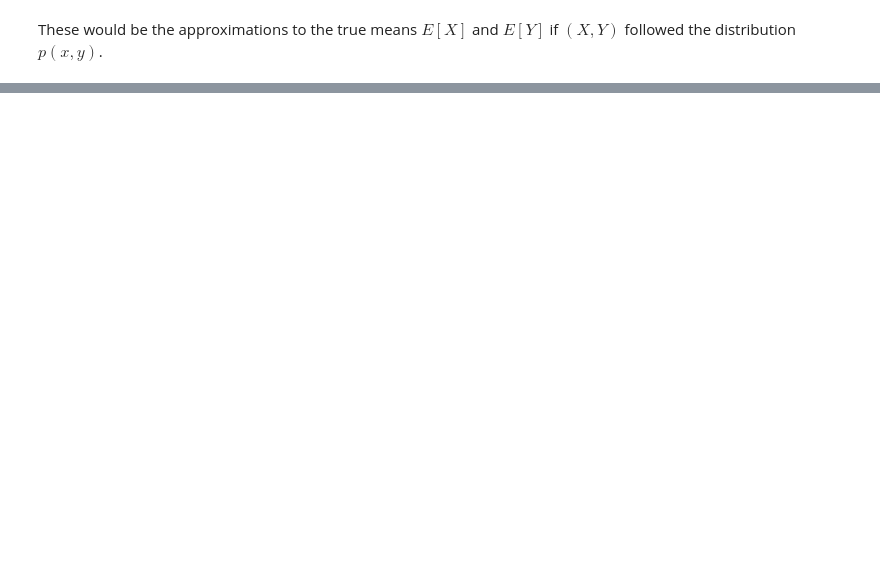
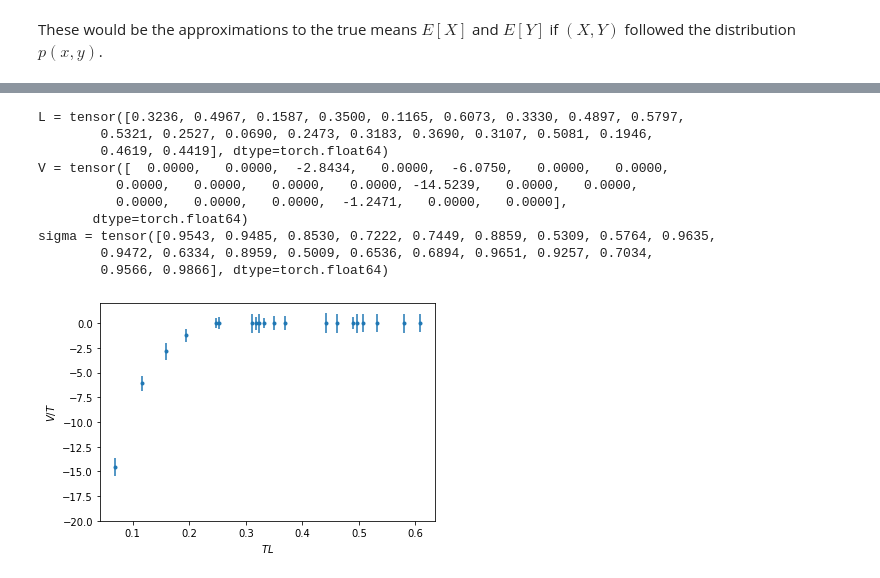
Before and after one commit to arpn/real_wilson, a Jupyter notebook: nuts_example.ipynb, the cells around one changed output, grey strips where cells are left out. Saved outputs shown, nothing was run; the diff lists cells and outputs as text; code cells hidden in the pictures; blank space fills up the shorter version.

```diff
--- a/nuts_example.ipynb
+++ b/nuts_example.ipynb
@@ -49,0 +63,21 @@ These would be the approximations to the true means $E[X]$ and $E[Y]$ if $(X,Y)$
+# %%
+dataset = AdSBHDataset(N=20, threshold=0.0)
+plt.errorbar(dataset.L, dataset.V, yerr=dataset.sigma, fmt='.')
+plt.xlabel(f'$T L$')
+plt.ylabel(f'$V/T$')
+plt.ylim(-20, 2)
+print('L =', dataset.L)
+print('V =', dataset.V)
+print('sigma =', dataset.sigma)
+# %% [output]
+L = tensor([0.3236, 0.4967, 0.1587, 0.3500, 0.1165, 0.6073, 0.3330, 0.4897, 0.5797,
+        0.5321, 0.2527, 0.0690, 0.2473, 0.3183, 0.3690, 0.3107, 0.5081, 0.1946,
+        0.4619, 0.4419], dtype=torch.float64)
+V = tensor([  0.0000,   0.0000,  -2.8434,   0.0000,  -6.0750,   0.0000,   0.0000,
+          0.0000,   0.0000,   0.0000,   0.0000, -14.5239,   0.0000,   0.0000,
+          0.0000,   0.0000,   0.0000,  -1.2471,   0.0000,   0.0000],
+       dtype=torch.float64)
+sigma = tensor([0.9543, 0.9485, 0.8530, 0.7222, 0.7449, 0.8859, 0.5309, 0.5764, 0.9635,
+        0.9472, 0.6334, 0.8959, 0.5009, 0.6536, 0.6894, 0.9651, 0.9257, 0.7034,
+        0.9566, 0.9866], dtype=torch.float64)
+[figure, added]
```
Also changed, not shown: parts of 13 cells of this notebook, 2 other files.
